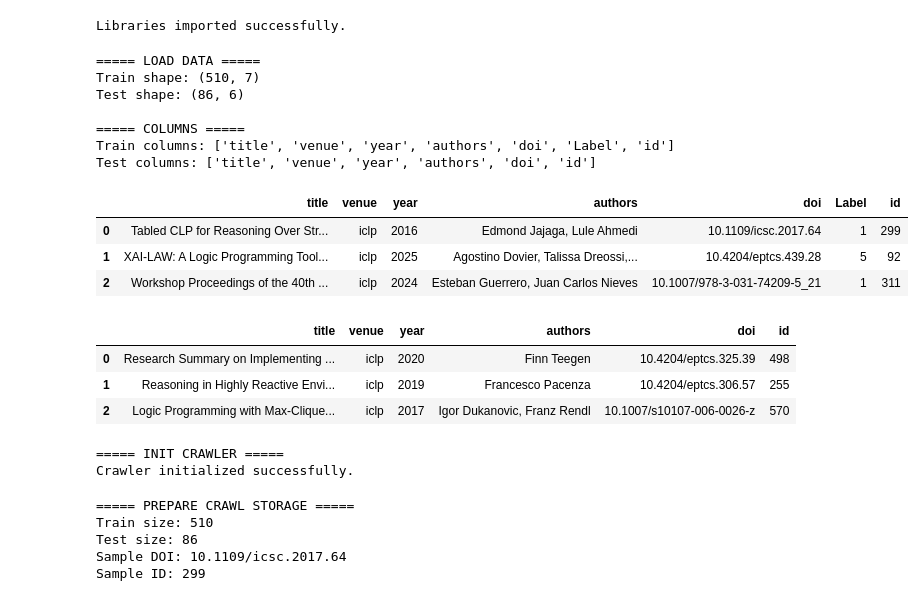
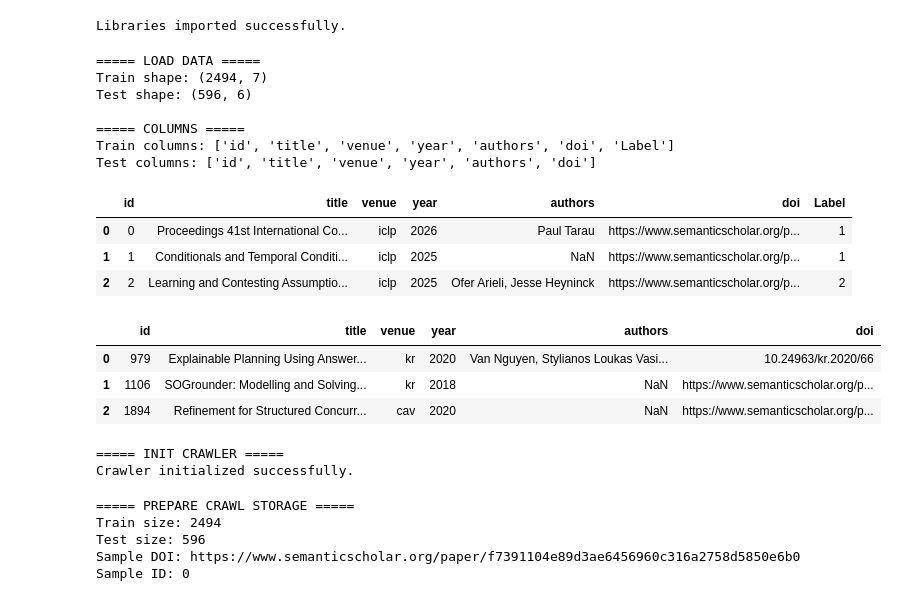
Before and after one commit to nnam128/Scholarly-Label-Predictor, a Jupyter notebook: notebooks/02_crawl_abstract.ipynb, the cells around one changed output. Saved outputs shown, nothing was run; the diff lists cells and outputs as text; code cells hidden in the pictures.

Commit message:
Stage2 + SciBert

```diff
--- a/notebooks/02_crawl_abstract.ipynb
+++ b/notebooks/02_crawl_abstract.ipynb
@@ -20,34 +20,34 @@ Libraries imported successfully.
 # %%
 print("===== LOAD DATA =====")
 
-train_df = load_csv(TRAIN_PATH_STAGE1)
-test_df = load_csv(TEST_PATH_STAGE1)
+train_df = load_csv(TRAIN_PATH_STAGE2)
+test_df = load_csv(TEST_PATH_STAGE2)
 
 print("Train shape:", train_df.shape)
 print("Test shape:", test_df.shape)
 
 print("\n===== COLUMNS =====")
 print("Train columns:", list(train_df.columns))
 print("Test columns:", list(test_df.columns))
 
 display(train_df.head(3))
 display(test_df.head(3))
 # %% [output]
 ===== LOAD DATA =====
-Train shape: (510, 7)
-Test shape: (86, 6)
+Train shape: (2494, 7)
+Test shape: (596, 6)
 
 ===== COLUMNS =====
-Train columns: ['title', 'venue', 'year', 'authors', 'doi', 'Label', 'id']
-Test columns: ['title', 'venue', 'year', 'authors', 'doi', 'id']
+Train columns: ['id', 'title', 'venue', 'year', 'authors', 'doi', 'Label']
+Test columns: ['id', 'title', 'venue', 'year', 'authors', 'doi']
-|  | title | venue | year | authors | doi | Label | id |
-| 0 | Tabled CLP for Reasoning Over Str... | iclp | 2016 | Edmond Jajaga, Lule Ahmedi | 10.1109/icsc.2017.64 | 1 | 299 |
-| 1 | XAI-LAW: A Logic Programming Tool... | iclp | 2025 | Agostino Dovier, Talissa Dreossi,... | 10.4204/eptcs.439.28 | 5 | 92 |
-| 2 | Workshop Proceedings of the 40th ... | iclp | 2024 | Esteban Guerrero, Juan Carlos Nieves | 10.1007/978-3-031-74209-5_21 | 1 | 311 |
+|  | id | title | venue | year | authors | doi | Label |
+| 0 | 0 | Proceedings 41st International Co... | iclp | 2026 | Paul Tarau | https://www.semanticscholar.org/p... | 1 |
+| 1 | 1 | Conditionals and Temporal Conditi... | iclp | 2025 | NaN | https://www.semanticscholar.org/p... | 1 |
+| 2 | 2 | Learning and Contesting Assumptio... | iclp | 2025 | Ofer Arieli, Jesse Heyninck | https://www.semanticscholar.org/p... | 2 |
-|  | title | venue | year | authors | doi | id |
-| 0 | Research Summary on Implementing ... | iclp | 2020 | Finn Teegen | 10.4204/eptcs.325.39 | 498 |
-| 1 | Reasoning in Highly Reactive Envi... | iclp | 2019 | Francesco Pacenza | 10.4204/eptcs.306.57 | 255 |
-| 2 | Logic Programming with Max-Clique... | iclp | 2017 | Igor Dukanovic, Franz Rendl | 10.1007/s10107-006-0026-z | 570 |
+|  | id | title | venue | year | authors | doi |
+| 0 | 979 | Explainable Planning Using Answer... | kr | 2020 | Van Nguyen, Stylianos Loukas Vasi... | 10.24963/kr.2020/66 |
+| 1 | 1106 | SOGrounder: Modelling and Solving... | kr | 2018 | NaN | https://www.semanticscholar.org/p... |
+| 2 | 1894 | Refinement for Structured Concurr... | cav | 2020 | NaN | https://www.semanticscholar.org/p... |
 # %%
 print("===== INIT CRAWLER =====")
 
@@ -72,10 +72,10 @@ print("Sample DOI:", sample_doi)
 print("Sample ID:", sample_id)
 # %% [output]
 ===== PREPARE CRAWL STORAGE =====
-Train size: 510
-Test size: 86
-Sample DOI: 10.1109/icsc.2017.64
-Sample ID: 299
+Train size: 2494
+Test size: 596
+Sample DOI: https://www.semanticscholar.org/paper/f7391104e89d3ae6456960c316a2758d5850e6b0
+Sample ID: 0
 # %%
 print("===== MERGE TRAIN + TEST FOR CRAWLING =====")
 
```
Also changed, not shown: parts of 5 cells of this notebook, 51 other files.
